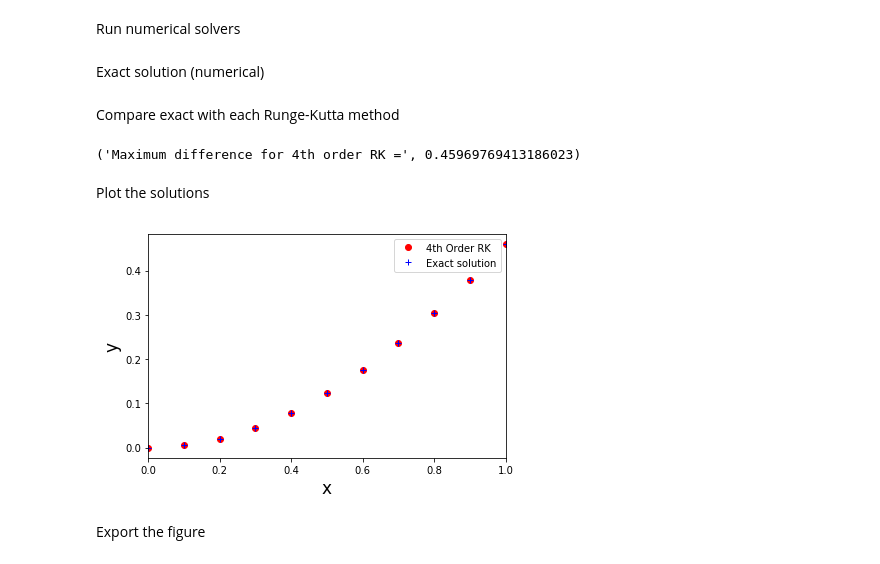
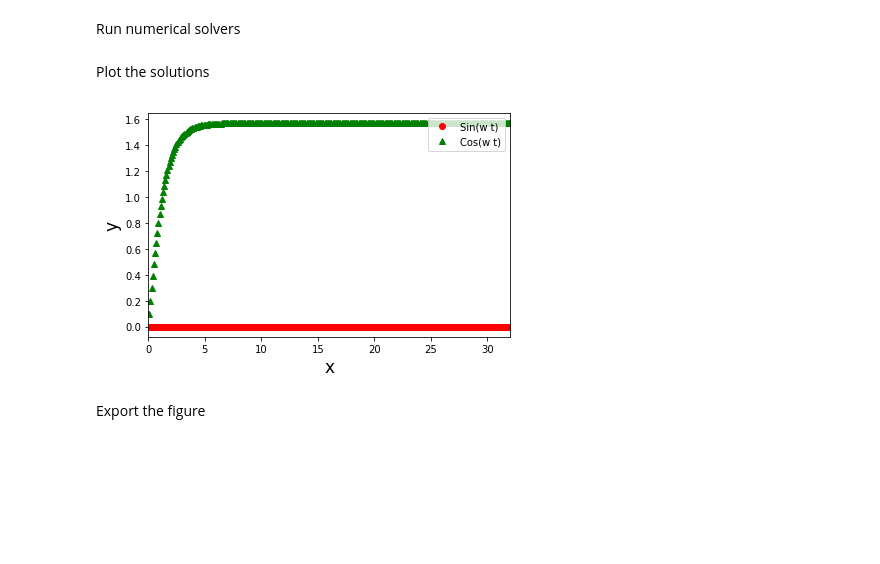
Before and after one commit to der-coder/CINVESTAV-System-Modeling-2019, a Jupyter notebook: Jupyter/rungekutta.ipynb, the cells around one changed output. Cells and saved outputs as stored; diff of their text form; code cells hidden in the pictures; blank space fills up the shorter version.

Commit message:
Finished 4th order Runge-Kutta method and comparison with lsoda from SciPy.

```diff
--- a/Jupyter/rungekutta.ipynb
+++ b/Jupyter/rungekutta.ipynb
@@ -77,11 +89,9 @@ def myFunc(x, y):
 Initial conditions
 # %%
 step = 0.1
-xRange = np.array([0.0, 1])
-y0 = np.array([0.0])
+xRange = np.array([0.0, 10*n(pi,4)])
+y0 = np.array([0.0,0.0])
 # %% [markdown]
 Run numerical solvers
 # %%
 [ts, yRK] = rungekutta('myFunc', y0, xRange, step)
-# %% [markdown]
-Exact solution (numerical)
@@ -96,22 +98,15 @@ for i in range(dt+1):
-# %% [markdown]
-Compare exact with each Runge-Kutta method
-# %%
-diff = yRK[:1] - yexact
-print("Maximum difference for 4th order RK =", np.max(abs(diff)))
-# %% [output]
-('Maximum difference for 4th order RK =', 0.45969769413186023)
 # %% [markdown]
 Plot the solutions
 # %%
-plt.plot(ts, yRK, 'or')
-plt.plot(t, yexact, '+b')
+plt.plot(ts, yRK[:,0], 'or')
+plt.plot(ts, yRK[:,1], '^g')
 plt.xlim(xRange[0], xRange[1])
-plt.legend(["4th Order RK","Exact solution"], loc=1)
+plt.legend(["Sin(w t)","Cos(w t)"], loc=1)
 plt.xlabel('x', fontsize=17)
 plt.ylabel('y', fontsize=17)
 plt.tight_layout()
 plt.show()
 # %% [output]
-[figure, old version]
+[figure, new version]
 # %% [markdown]
 Export the figure
```
Also changed, not shown: parts of 10 cells of this notebook, 1 other file.
